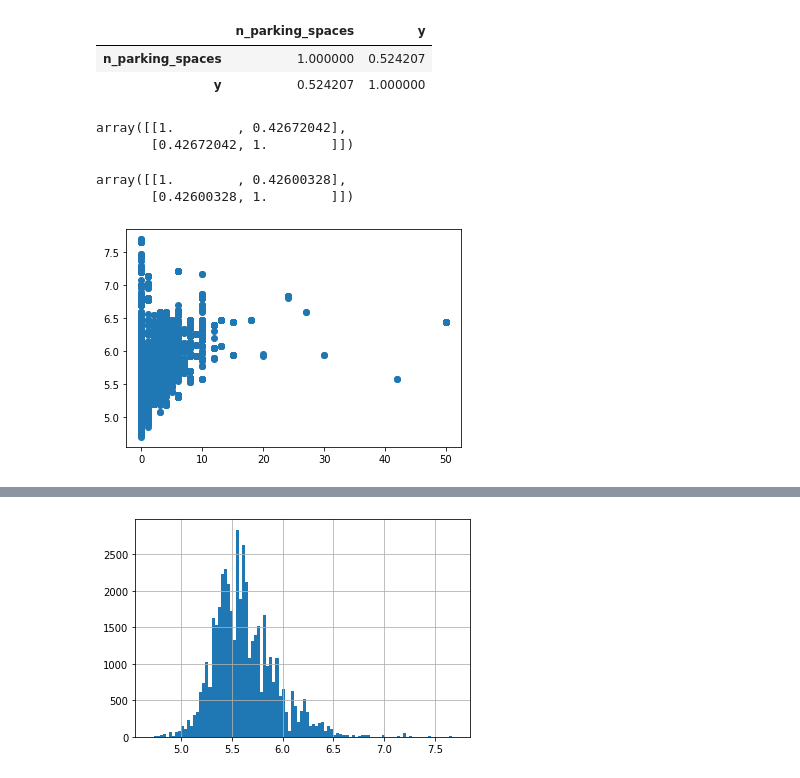
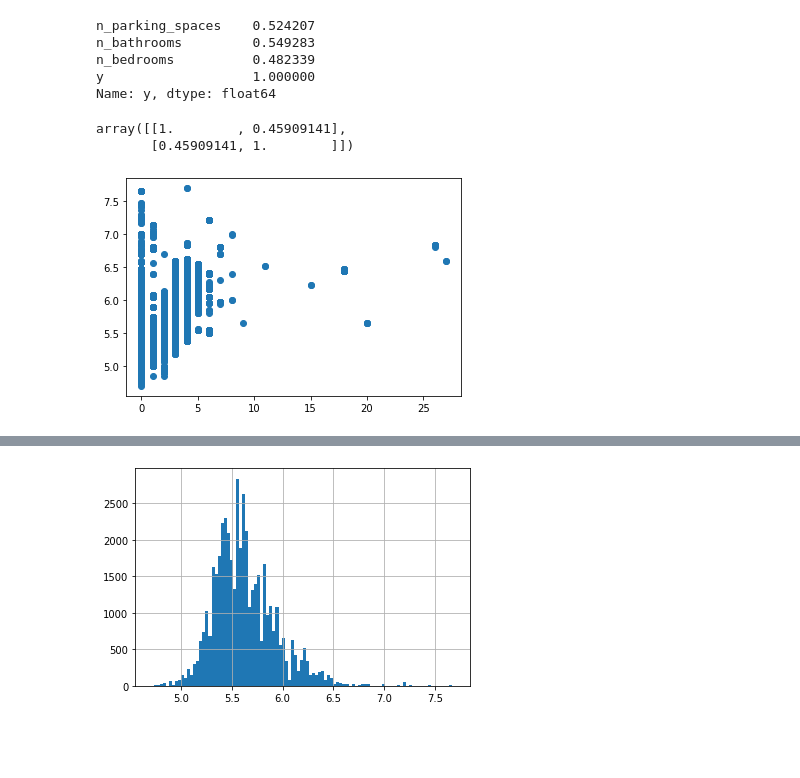
Before and after one commit to emdemor/model-pc-house-prices, a Jupyter notebook: main.ipynb, the cells around one changed output, grey strips where cells are left out. Saved outputs shown, nothing was run; the diff lists cells and outputs as text; code cells hidden in the pictures; blank space fills up the shorter version.

```diff
--- a/main.ipynb
+++ b/main.ipynb
@@ -44,24 +45,21 @@ X_test = preprocessor.transform(X_test)
 # %%
 data_train = X_train.assign(y=y_train)
 
-data_train.corr()
+data_train.corr()['y'] #520687
 # %% [output]
-|  | n_parking_spaces | y |
-| n_parking_spaces | 1.000000 | 0.524207 |
-| y | 0.524207 | 1.000000 |
+n_parking_spaces    0.524207
+n_bathrooms         0.549283
+n_bedrooms          0.482339
+y                   1.000000
+Name: y, dtype: float64
 # %%
-np.corrcoef(X_train['n_parking_spaces'], y_train)
+np.corrcoef(X_train['n_bedrooms'], y_train)
 # %% [output]
-array([[1.        , 0.42672042],
-       [0.42672042, 1.        ]])
+array([[1.        , 0.45909141],
+       [0.45909141, 1.        ]])
-# %%
-np.corrcoef(np.log10(1+X_train['n_parking_spaces']), y_train)
-# %% [output]
-array([[1.        , 0.42600328],
-       [0.42600328, 1.        ]])
 # %%
-plt.scatter(X_train['n_parking_spaces'], y_train)
+plt.scatter(X_train['n_bedrooms'], y_train)
 
 plt.show()
 # %% [output]
-[figure, old version]
+[figure, new version]
```
Also changed, not shown: parts of 3 cells of this notebook.
